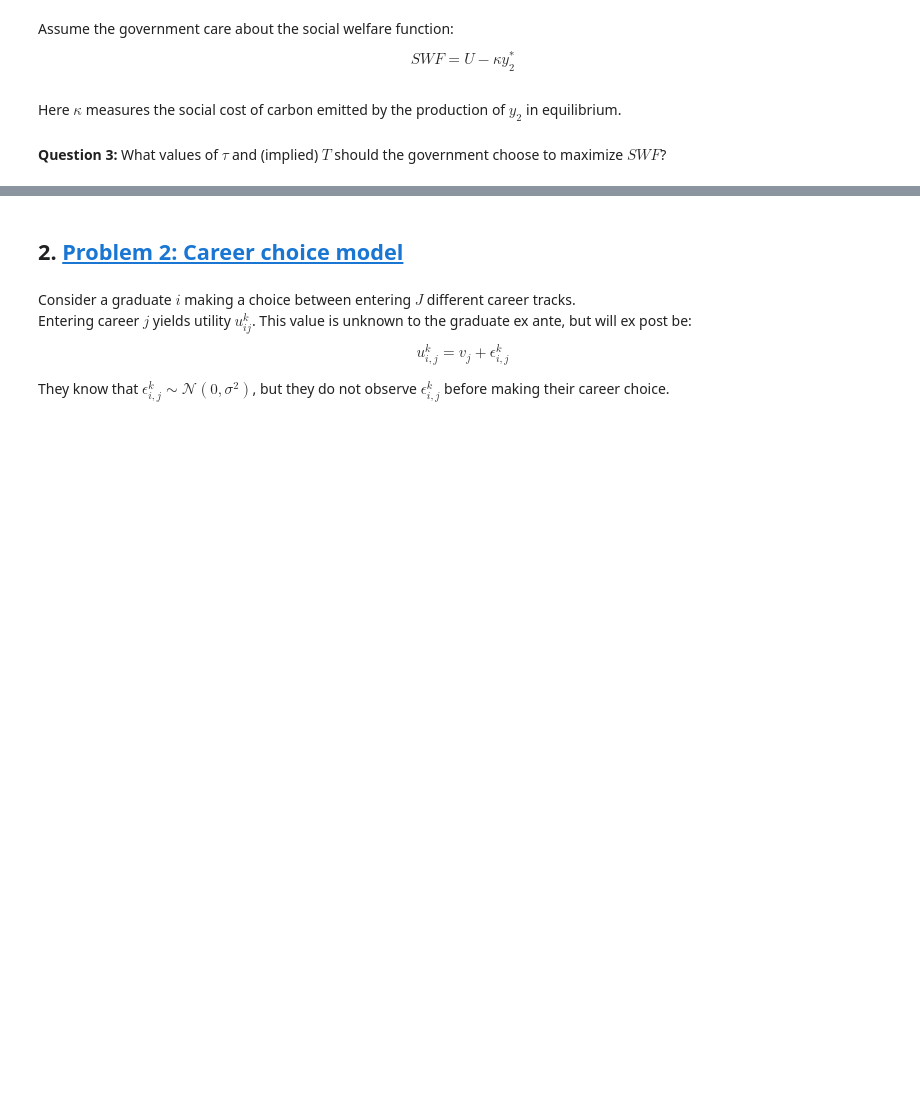
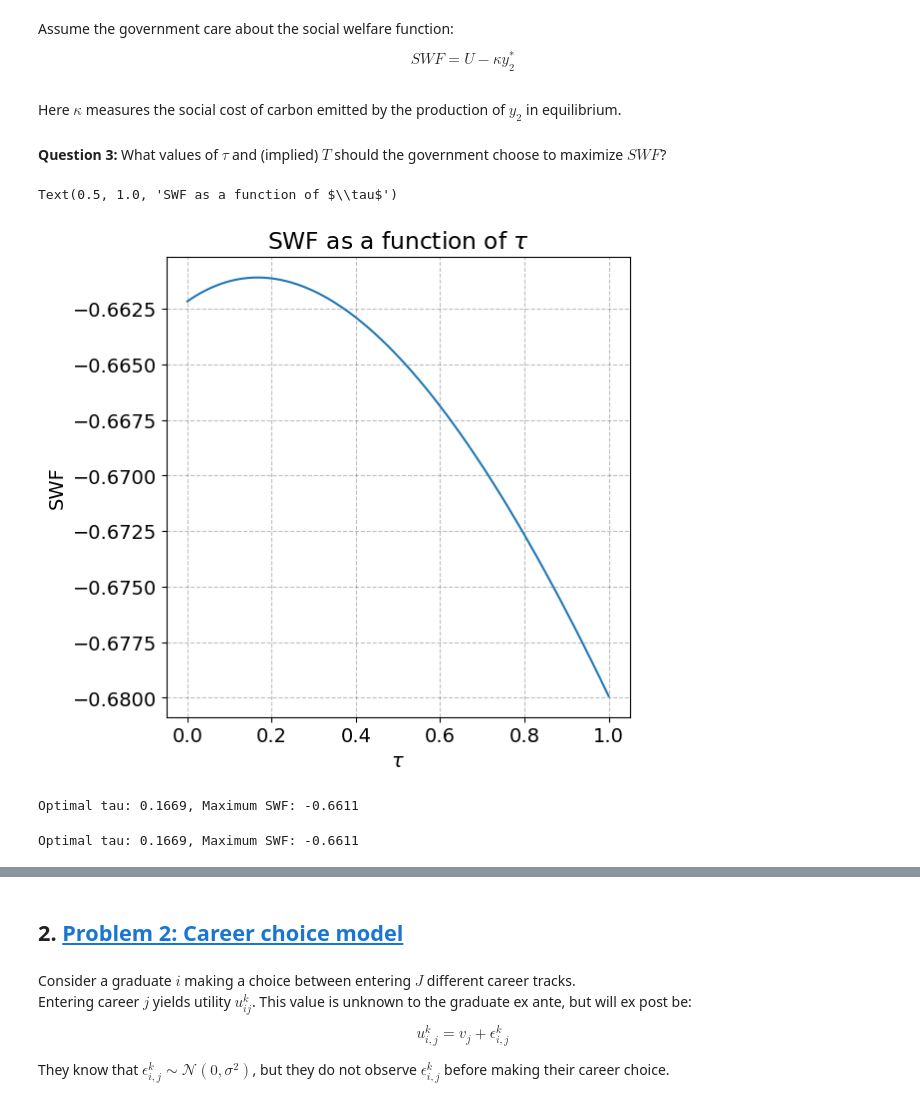
Before and after one commit to NumEconCopenhagen/projects-2024-mikkel-thomas, a Jupyter notebook: examproject/exam_2024 thje.ipynb, the cells around one changed output, grey strips where cells are left out. Saved outputs shown, nothing was run; the diff lists cells and outputs as text; code cells hidden in the pictures; blank space fills up the shorter version.

```diff
--- a/examproject/exam_2024 thje.ipynb
+++ b/examproject/exam_2024 thje.ipynb
@@ -118,0 +194,19 @@ par.kappa = 0.1
+# %%
+def errors(p):
+    """ Function that returns the market clearing errors for the system of equations given p"""
+    demand_errors = np.zeros(2)
+    p1, p2 = p
+    sol_case1 = optimize.minimize_scalar(objective, method='bounded', bounds=(1e-8,10*10^6), args=(par,p1,p2))
+    ell = sol_case1.x
+
+    demand_errors[0] = c1_star(par,p1, p2,ell) - y_star(par,p1)
+    demand_errors[1] = ell - (ell_star(par,p1) + ell_star(par,p2))
+
+    return demand_errors
+
+x0 = [1, 1]  # Initial guess for the prices
+root = optimize.root(errors,x0,method='hybr',options={'factor':1.0})
+errors_opt = errors(root.x)
+print(f'Optimal prices: p1 = {root.x[0]:.2f}, p2 = {root.x[1]:.2f}')
+print(f'Excess demand for c1: {errors_opt[0]:.6f}')
+print(f'Excess demand for ell: {errors_opt[1]:.6f}')
@@ -130,0 +256,58 @@ Here $\kappa$ measures the social cost of carbon emitted by the production of $y
+# %%
+tau_list = np.linspace(0, 1, 100)
+
+swf_list = np.zeros(100)
+for i, tau in enumerate(tau_list):
+    par.tau = tau
+    root = optimize.root(lambda prices: errors(prices, par), x0, method='hybr', options={'factor': 1.0})
+    p1, p2 = root.x
+    swf_list[i] = swf(par, p1, p2)
+# %%
+fig = plt.figure(figsize=(6,6))
+
+ax = fig.add_subplot(1,1,1)
+ax.plot(tau_list, swf_list)
+ax.set_xlabel('$\\tau$')
+ax.set_ylabel('SWF')
+ax.set_title('SWF as a function of $\\tau$')
+# %% [output]
+Text(0.5, 1.0, 'SWF as a function of $\\tau$')
+[figure, added]
+# %%
+from scipy import optimize
+
+# Assuming all necessary functions and parameters are defined as in your provided code
+
+def maximize_swf(par):
+    """
+    Function to be optimized. It returns the negative of the SWF since we are using a minimization
+    optimizer to find the maximum value.
+    """
+    def objective(tau):
+        par.tau = tau
+        # Solve for equilibrium prices with the current value of tau
+        root = optimize.root(lambda prices: errors(prices, par), x0, method='hybr', options={'factor': 1.0})
+        p1, p2 = root.x
+        # Compute the SWF for these prices and the current tau
+        swf_value = swf(par, p1, p2)
+        # Return the negative SWF because we are minimizing
+        return -swf_value
+
+    # Initial guess for tau
+    tau_initial_guess = 1
+    # Bounds for tau (assuming tau > 0, adjust according to your model's specifics)
+    tau_bounds = (1e-8, 1)
+    # Optimize
+    result = optimize.minimize_scalar(objective, bounds=tau_bounds, method='bounded')
+
+    # Return the optimal tau and the maximum SWF (note the negation to correct the sign)
+    return result.x, -result.fun
+
+optimal_tau, max_swf = maximize_swf(par)
+print(f'Optimal tau: {optimal_tau:.4f}, Maximum SWF: {max_swf:.4f}')
+# %% [output]
+Optimal tau: 0.1669, Maximum SWF: -0.6611
+# %%
+problem1.find_optimal_tau(par)
+# %% [output]
+Optimal tau: 0.1669, Maximum SWF: -0.6611
```
Also changed, not shown: parts of 16 cells of this notebook, 2 other files.
